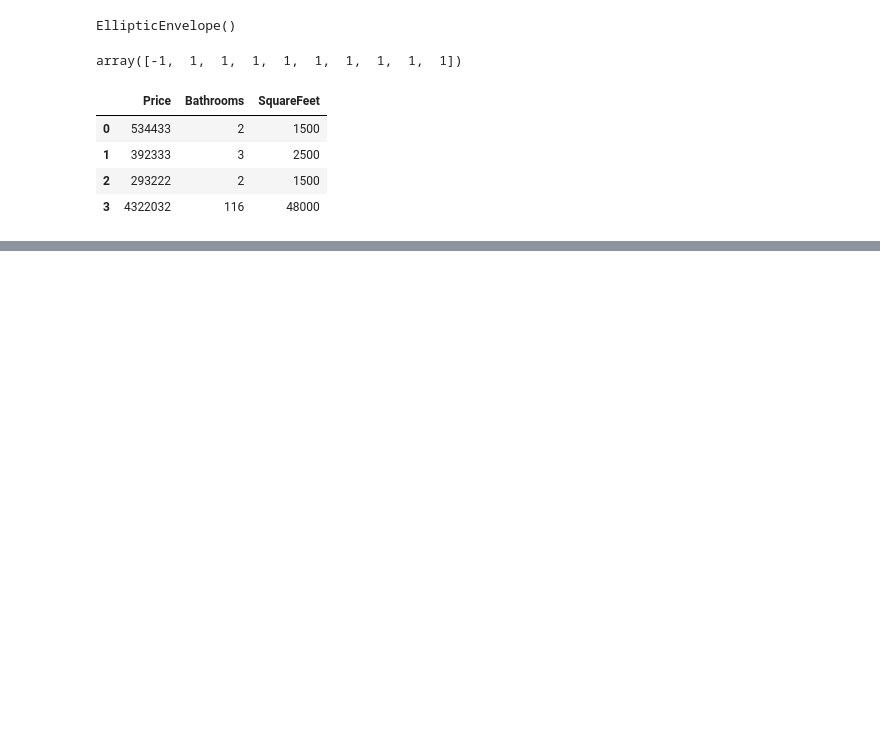
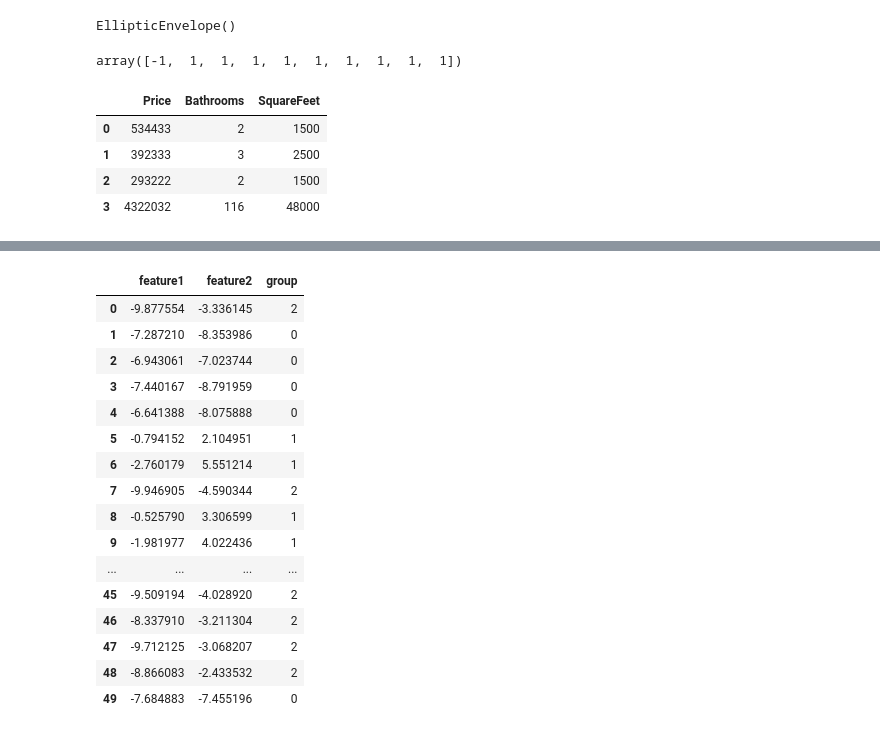
Before and after one commit to SamGombs20/DataAnalysisSample, a Jupyter notebook: code/handlingNumericalData.ipynb, the cells around one changed output, grey strips where cells are left out. Drawn from its saved outputs; the diff is of its cells as text; code cells hidden in the pictures; blank space fills up the shorter version.

```diff
--- a/code/handlingNumericalData.ipynb
+++ b/code/handlingNumericalData.ipynb
@@ -136,0 +186,27 @@ houses
+# %%
+#Grouping observations using clustering algorithms
+from sklearn.cluster import KMeans
+features, _ = make_blobs(n_samples=50, n_features=2, centers=3, random_state=1)
+df = pd.DataFrame(features, columns=['feature1', 'feature2'])
+cluster = KMeans(n_clusters=3)
+cluster.fit(features)
+df['group'] = cluster.predict(features)
+df
+# %% [output]
+|  | feature1 | feature2 | group |
+| 0 | -9.877554 | -3.336145 | 2 |
+| 1 | -7.287210 | -8.353986 | 0 |
+| 2 | -6.943061 | -7.023744 | 0 |
+| 3 | -7.440167 | -8.791959 | 0 |
+| 4 | -6.641388 | -8.075888 | 0 |
+| 5 | -0.794152 | 2.104951 | 1 |
+| 6 | -2.760179 | 5.551214 | 1 |
+| 7 | -9.946905 | -4.590344 | 2 |
+| 8 | -0.525790 | 3.306599 | 1 |
+| 9 | -1.981977 | 4.022436 | 1 |
+| ... | ... | ... | ... |
+| 45 | -9.509194 | -4.028920 | 2 |
+| 46 | -8.337910 | -3.211304 | 2 |
+| 47 | -9.712125 | -3.068207 | 2 |
+| 48 | -8.866083 | -2.433532 | 2 |
+| 49 | -7.684883 | -7.455196 | 0 |
```
Also changed, not shown: parts of 6 cells of this notebook.
